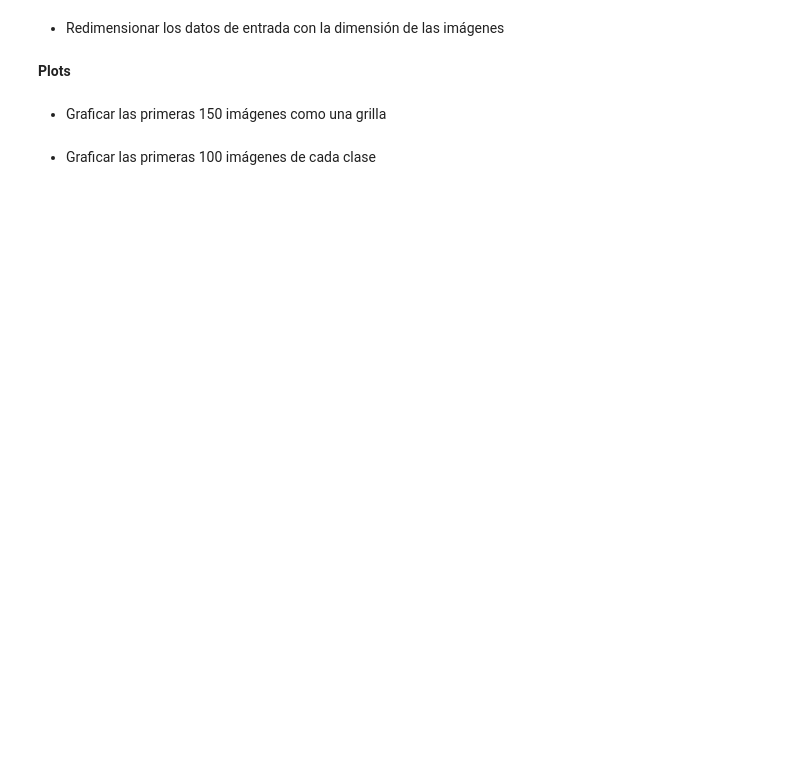
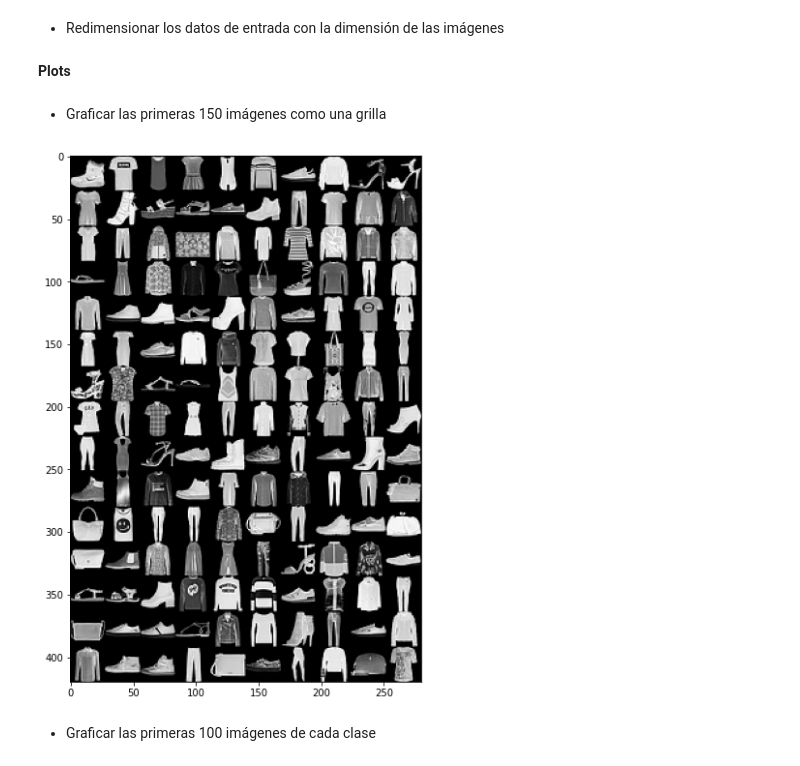
Before and after one commit to LuFernandez/neural-networks, a Jupyter notebook: naive_bayes_gaussiano.ipynb, the cells around one changed output. Drawn from its saved outputs; the diff is of its cells as text; code cells hidden in the pictures; blank space fills up the shorter version.

```diff
--- a/naive_bayes_gaussiano.ipynb
+++ b/naive_bayes_gaussiano.ipynb
@@ -35,8 +52,31 @@ label_dict = {
 # %% [markdown]
 - Redimensionar los datos de entrada con la dimensión de las imágenes
+# %%
+X = X.reshape(len(X),28,28)
 # %% [markdown]
 **Plots**
 # %% [markdown]
 - Graficar las primeras 150 imágenes como una grilla
+# %%
+#https://stackoverflow.com/questions/42040747/more-idiomatic-way-to-display-images-in-a-grid-with-numpy
+
+def gallery(array, ncols=10, nrows=15):
+    nindex, height, width = array.shape
+    array = array[:(ncols*nrows)]
+    #nrows = nindex//ncols
+    #assert nindex == nrows*ncols
+    # want result.shape = (height*nrows, width*ncols, intensity)
+    result = (array.reshape(nrows, ncols, height, width)
+              .swapaxes(1,2)
+              .reshape(height*nrows, width*ncols))
+    return result
+
+
+result = gallery(X[:150])
+plt.figure(figsize=(50,10))
+plt.imshow(result, cmap='gray')
+plt.show()
+# %% [output]
+[figure, added]
 # %% [markdown]
 - Graficar las primeras 100 imágenes de cada clase
```
Also changed, not shown: parts of 10 cells of this notebook.
